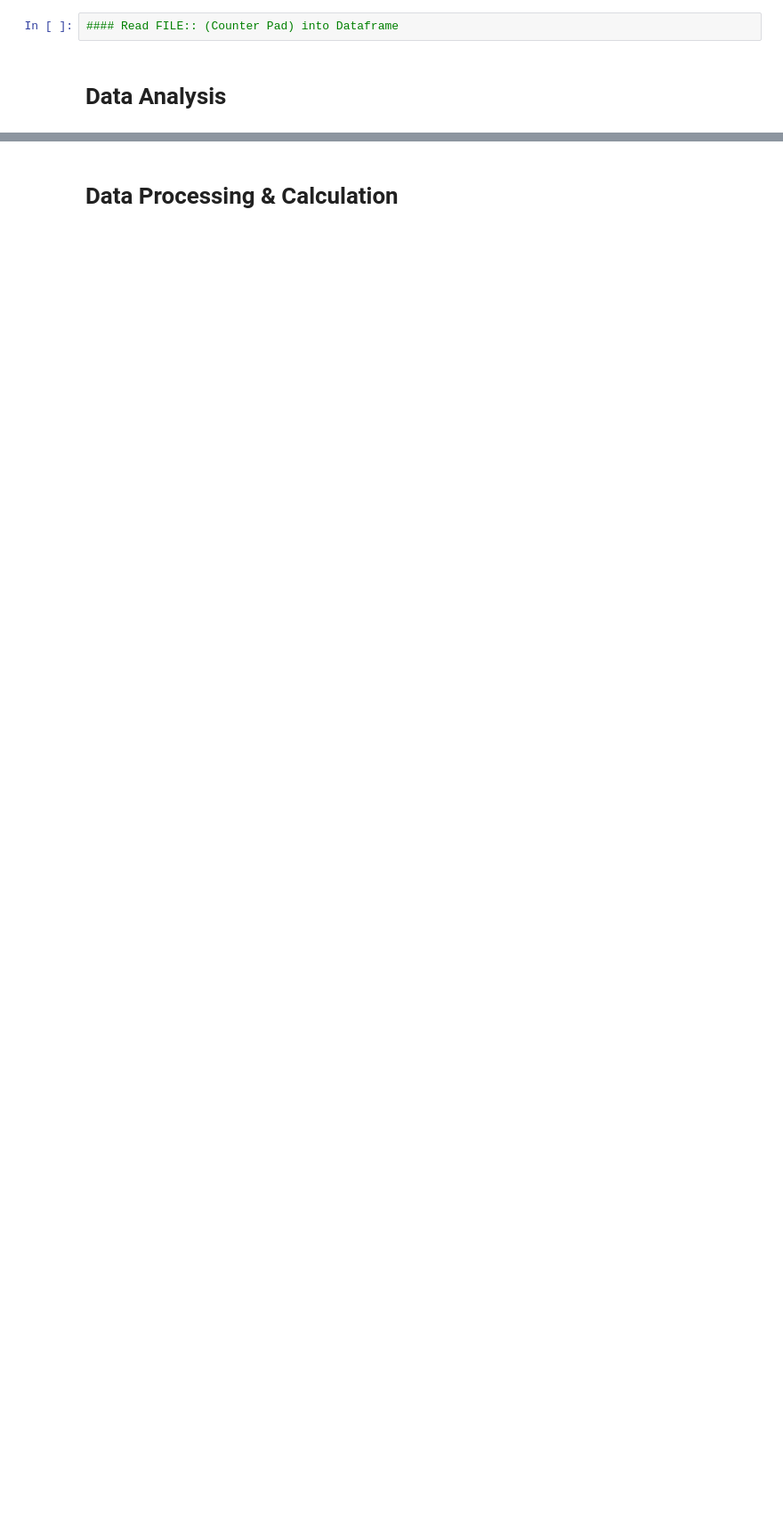
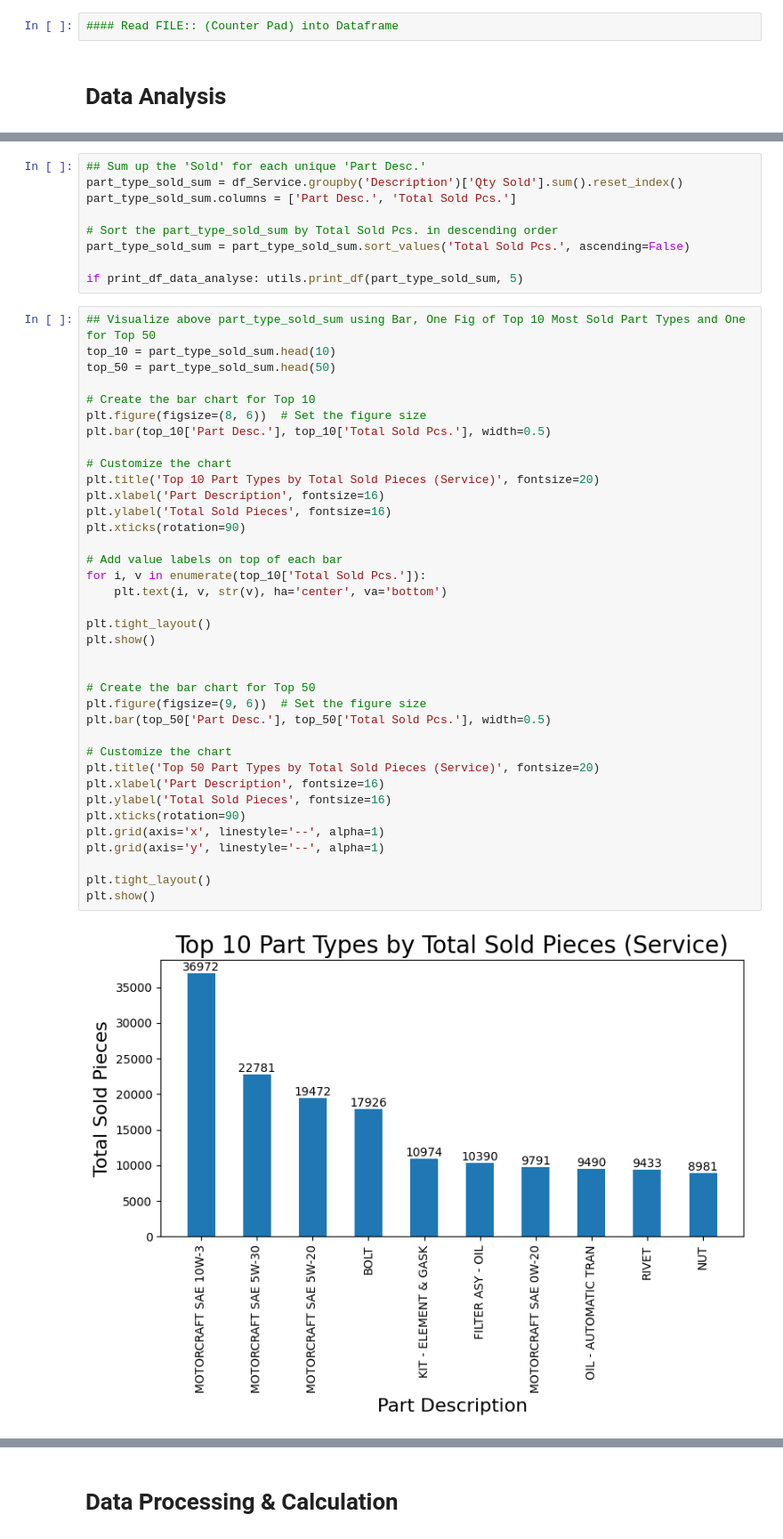
Before and after one commit to ssain2021/StorageRackOptimizationNew, a Jupyter notebook: Codes/Storage_Optimization.ipynb, the cells around one changed output, grey strips where cells are left out. Shown at 89% size. Saved outputs shown, nothing was run; the diff lists cells and outputs as text; blank space fills up the shorter version.

```diff
--- a/Codes/Storage_Optimization.ipynb
+++ b/Codes/Storage_Optimization.ipynb
@@ -162,0 +378,48 @@ plt.show()
+# %%
+## Sum up the 'Sold' for each unique 'Part Desc.'
+part_type_sold_sum = df_Service.groupby('Description')['Qty Sold'].sum().reset_index()
+part_type_sold_sum.columns = ['Part Desc.', 'Total Sold Pcs.']
+
+# Sort the part_type_sold_sum by Total Sold Pcs. in descending order
+part_type_sold_sum = part_type_sold_sum.sort_values('Total Sold Pcs.', ascending=False)
+
+if print_df_data_analyse: utils.print_df(part_type_sold_sum, 5)
+# %%
+## Visualize above part_type_sold_sum using Bar, One Fig of Top 10 Most Sold Part Types and One for Top 50
+top_10 = part_type_sold_sum.head(10)
+top_50 = part_type_sold_sum.head(50)
+
+# Create the bar chart for Top 10
+plt.figure(figsize=(8, 6))  # Set the figure size
+plt.bar(top_10['Part Desc.'], top_10['Total Sold Pcs.'], width=0.5)
+
+# Customize the chart
+plt.title('Top 10 Part Types by Total Sold Pieces (Service)', fontsize=20)
+plt.xlabel('Part Description', fontsize=16)
+plt.ylabel('Total Sold Pieces', fontsize=16)
+plt.xticks(rotation=90)
+
+# Add value labels on top of each bar
+for i, v in enumerate(top_10['Total Sold Pcs.']):
+    plt.text(i, v, str(v), ha='center', va='bottom')
+
+plt.tight_layout()
+plt.show()
+
+
+# Create the bar chart for Top 50
+plt.figure(figsize=(9, 6))  # Set the figure size
+plt.bar(top_50['Part Desc.'], top_50['Total Sold Pcs.'], width=0.5)
+
+# Customize the chart
+plt.title('Top 50 Part Types by Total Sold Pieces (Service)', fontsize=20)
+plt.xlabel('Part Description', fontsize=16)
+plt.ylabel('Total Sold Pieces', fontsize=16)
+plt.xticks(rotation=90)
+plt.grid(axis='x', linestyle='--', alpha=1)
+plt.grid(axis='y', linestyle='--', alpha=1)
+
+plt.tight_layout()
+plt.show()
+# %% [output]
+[figure, added]
```
Also changed, not shown: parts of 30 cells of this notebook, 10 other files.
